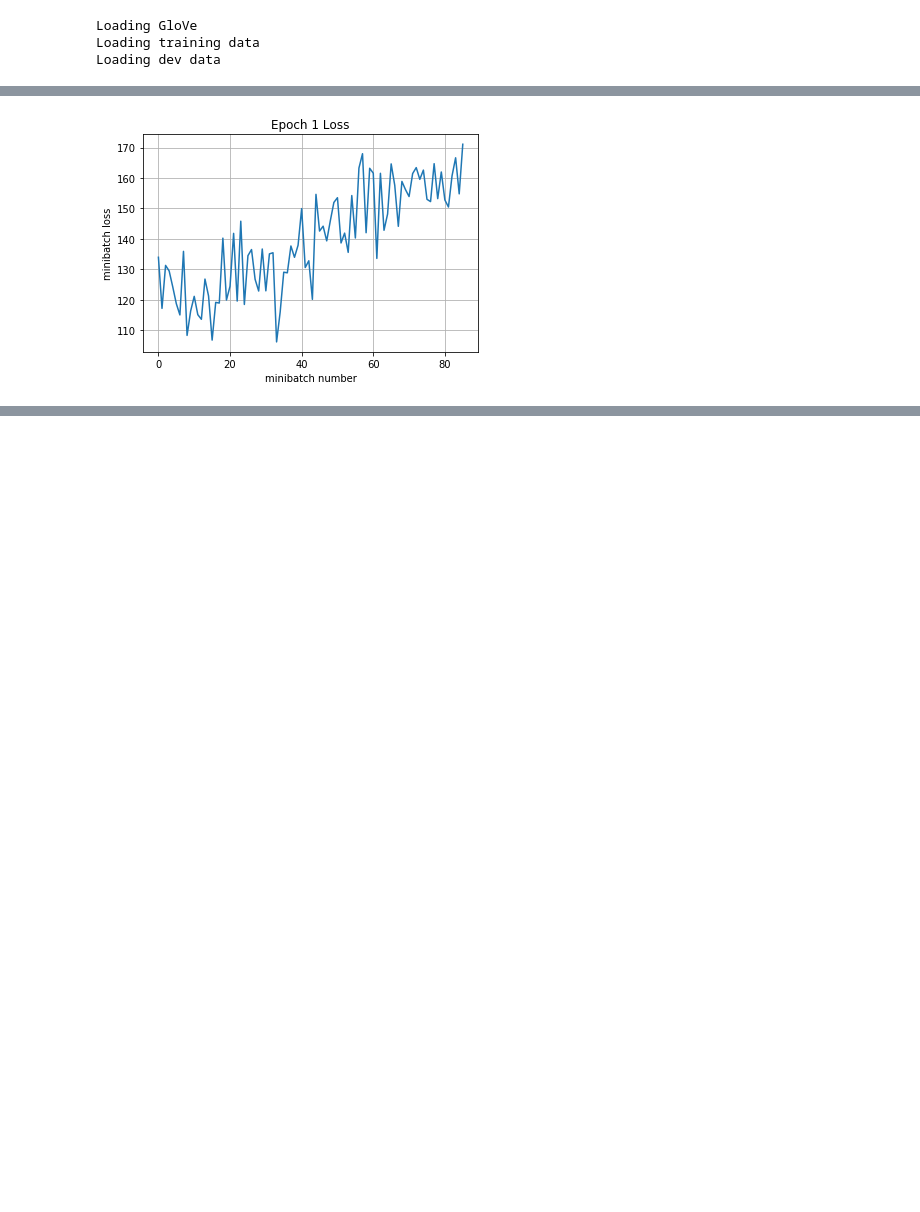
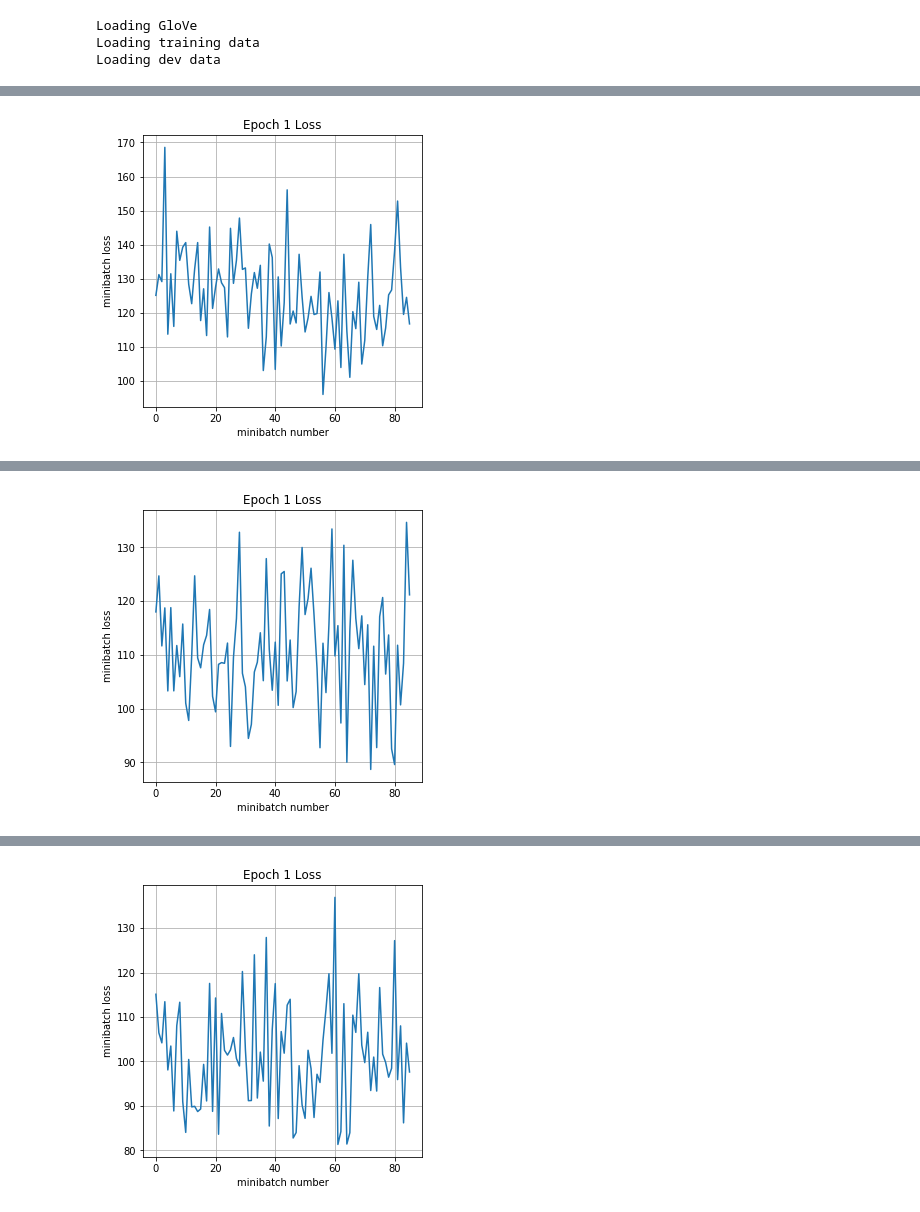
Before and after one commit to krinkels/2017-nli-shared-task, a Jupyter notebook: GRU.ipynb, the cells around one changed output, grey strips where cells are left out. Saved outputs shown, nothing was run; the diff lists cells and outputs as text; code cells hidden in the pictures; blank space fills up the shorter version.

```diff
--- a/GRU.ipynb
+++ b/GRU.ipynb
@@ -5,8 +5,14 @@ import numpy as np
 import matplotlib.pyplot as plt
 import tensorflow as tf
 import math
+import json
 
 import datautils
 
+%matplotlib inline
+plt.rcParams['figure.figsize'] = (5.0, 5.0) # set default size of plots
+plt.rcParams['image.interpolation'] = 'nearest'
+plt.rcParams['image.cmap'] = 'gray'
+
 %load_ext autoreload
 %autoreload 2
@@ -13,4 +22,4 @@ import datautils
 # %%
 num_classes = 11
-feature_dim = 62
+feature_dim = datautils.FEATURE_DIM
 # %%
@@ -107,7 +121,9 @@ def run_model(session, predict, loss_val, Xd, yd, lensd,
             feed_dict = {X: Xd[idx],
                          y: yd[idx],
                          lens: lensd[idx],
-                         is_training: training_now
+                         is_training: training_now,
+                         learning_rate: lr,
+                         dropout: dr
                          }
 
             # have tensorflow compute loss and correct predictions
@@ -118,11 +134,11 @@ def run_model(session, predict, loss_val, Xd, yd, lensd,
             losses.append(loss*actual_batch_size)
             correct += np.sum(corr)
 
+            iter_cnt += 1
             # print every now and then
             if training_now and (iter_cnt % print_every) == 0:
                 print("Iteration {0}: with minibatch training loss = {1:.3g} and accuracy of {2:.2g}"\
                       .format(iter_cnt,loss,np.sum(corr)/actual_batch_size))
-            iter_cnt += 1
         total_correct = correct/Xd.shape[0]
         total_loss = np.sum(losses)/Xd.shape[0]
         print("Epoch {2}, Overall loss = {0:.3g} and accuracy of {1:.3g}"\
@@ -138,10 +154,7 @@ def run_model(session, predict, loss_val, Xd, yd, lensd,
 # %%
 sess = tf.Session()
 sess.run(tf.global_variables_initializer())
-train_losses = []
-train_acc = []
-val_losses = []
-val_acc = []
+run_data = []
 # %%
 saver = tf.train.Saver()
 saver.restore(sess, "gru-model-11")
@@ -151,11 +164,11 @@ with open("gru-model.txt") as logs:
     train_acc = [ float(val) for val in logs.readline().split() ]
     val_acc = [ float(val) for val in logs.readline().split() ]
 # %%
-epochs = 1
-optimizer.learning_rate = 1e-3
-d1.rate = 0.4
+epochs = 5
+lr = 1e-3
+dr = 0.0
 for i in range(epochs):
-    loss, acc = run_model(session=sess,
+    train_loss, train_acc = run_model(session=sess,
                           predict=y_out,
                           loss_val=mean_loss,
                           Xd=X_train,
@@ -166,9 +179,7 @@ for i in range(epochs):
                           print_every=25,
                           training=train_step,
                           plot_losses=True)
-    train_losses.append(loss)
-    train_acc.append(acc)
-    loss, acc = run_model(session=sess,
+    val_loss, val_acc = run_model(session=sess,
                           predict=y_out,
                           loss_val=mean_loss,
                           Xd=X_val,
@@ -179,8 +190,7 @@ for i in range(epochs):
                           print_every=1,
                           training=None,
                           plot_losses=False)
-    val_losses.append(loss)
-    val_acc.append(acc)
-    saver = tf.train.Saver()
-    saver.save(sess, 'gru-model', global_step=len(val_acc))
+    run_dct = {"lr" : lr, "dr" : dr, "train_loss": train_loss, "train_acc": train_acc,
+               "val_loss": val_loss, "val_acc" : val_acc}
+    run_data.append(run_dct)
 # %% [output]
@@ -192 +201 @@ Epoch 1, Overall loss = 1.09 and accuracy of 0.623
-[figure, old version]
+[figure, new version]
@@ -193,0 +207 @@ Epoch 1, Overall loss = 1.99 and accuracy of 0.375
+[figure, added]
@@ -193,0 +213 @@ Epoch 1, Overall loss = 1.99 and accuracy of 0.375
+[figure, added]
```
Also changed, not shown: parts of 9 cells of this notebook, 8 other files.
